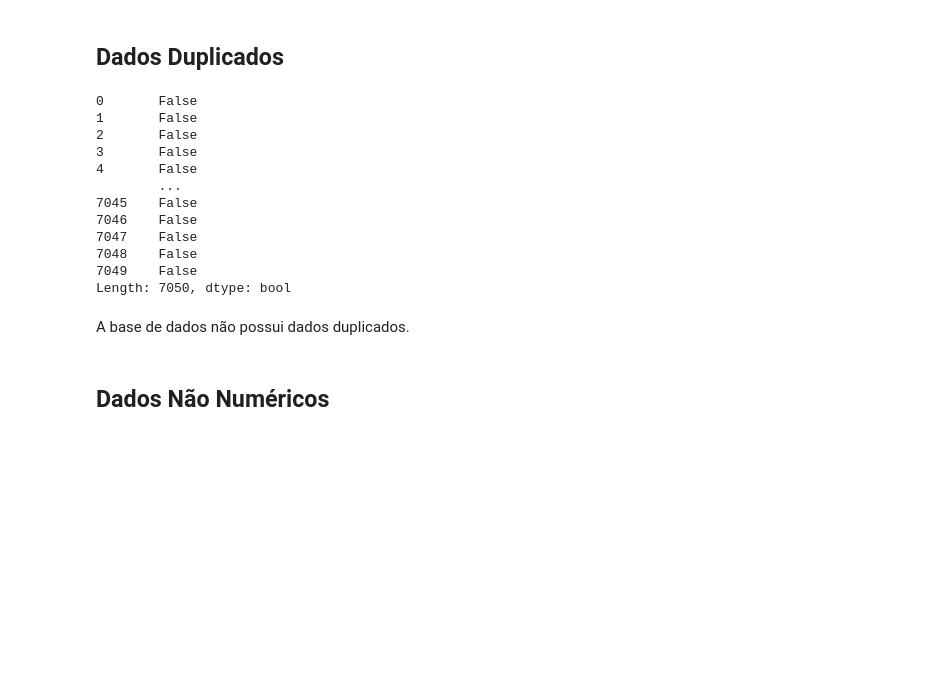
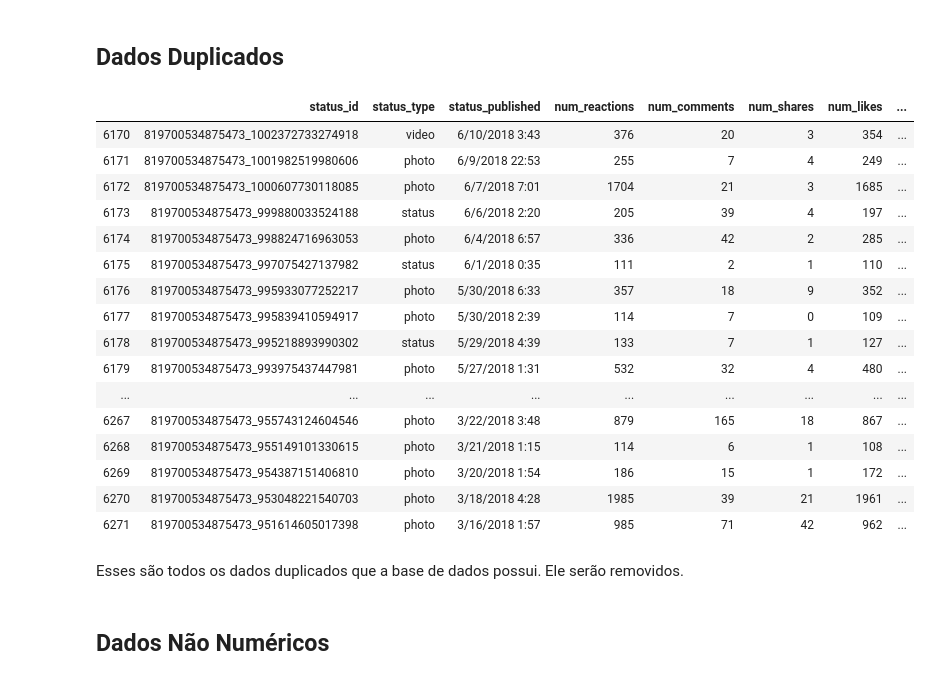
Before and after one commit to LuyzaDomingos/IA, a Jupyter notebook: Clusterizacao/questao3.ipynb, the cells around one changed output. Drawn from its saved outputs; the diff is of its cells as text; code cells hidden in the pictures; blank space fills up the shorter version.

```diff
--- a/Clusterizacao/questao3.ipynb
+++ b/Clusterizacao/questao3.ipynb
@@ -102,23 +102,30 @@ df_base.head()
 | 4 | 246675545449582_1645700502213739 | photo | 4/18/2018 3:22 | 213 | 0 | 0 | 204 | ... |
 # %% [markdown]
 ## Dados Duplicados
-# %%
-df_base.duplicated()
-# %% [output]
-0       False
-1       False
-2       False
-3       False
-4       False
-        ...
-7045    False
-7046    False
-7047    False
-7048    False
-7049    False
-Length: 7050, dtype: bool
-# %% [markdown]
-A base de dados não possui dados duplicados.
+# %%
+#df_base[df_base.duplicated(keep=False)]
+pd.set_option('display.max_rows', None)
+df_base[df_base.duplicated(keep=False)]
+# %% [output]
+|  | status_id | status_type | status_published | num_reactions | num_comments | num_shares | num_likes | ... |
+| 6170 | 819700534875473_1002372733274918 | video | 6/10/2018 3:43 | 376 | 20 | 3 | 354 | ... |
+| 6171 | 819700534875473_1001982519980606 | photo | 6/9/2018 22:53 | 255 | 7 | 4 | 249 | ... |
+| 6172 | 819700534875473_1000607730118085 | photo | 6/7/2018 7:01 | 1704 | 21 | 3 | 1685 | ... |
+| 6173 | 819700534875473_999880033524188 | status | 6/6/2018 2:20 | 205 | 39 | 4 | 197 | ... |
+| 6174 | 819700534875473_998824716963053 | photo | 6/4/2018 6:57 | 336 | 42 | 2 | 285 | ... |
+| 6175 | 819700534875473_997075427137982 | status | 6/1/2018 0:35 | 111 | 2 | 1 | 110 | ... |
+| 6176 | 819700534875473_995933077252217 | photo | 5/30/2018 6:33 | 357 | 18 | 9 | 352 | ... |
+| 6177 | 819700534875473_995839410594917 | photo | 5/30/2018 2:39 | 114 | 7 | 0 | 109 | ... |
+| 6178 | 819700534875473_995218893990302 | status | 5/29/2018 4:39 | 133 | 7 | 1 | 127 | ... |
+| 6179 | 819700534875473_993975437447981 | photo | 5/27/2018 1:31 | 532 | 32 | 4 | 480 | ... |
+| ... | ... | ... | ... | ... | ... | ... | ... | ... |
+| 6267 | 819700534875473_955743124604546 | photo | 3/22/2018 3:48 | 879 | 165 | 18 | 867 | ... |
+| 6268 | 819700534875473_955149101330615 | photo | 3/21/2018 1:15 | 114 | 6 | 1 | 108 | ... |
+| 6269 | 819700534875473_954387151406810 | photo | 3/20/2018 1:54 | 186 | 15 | 1 | 172 | ... |
+| 6270 | 819700534875473_953048221540703 | photo | 3/18/2018 4:28 | 1985 | 39 | 21 | 1961 | ... |
+| 6271 | 819700534875473_951614605017398 | photo | 3/16/2018 1:57 | 985 | 71 | 42 | 962 | ... |
+# %% [markdown]
+Esses são todos os dados duplicados que a base de dados possui. Ele serão removidos.
 # %% [markdown]
 ## Dados Não Numéricos
 # %%
```
Also changed, not shown: parts of 1 cell of this notebook, 2 other files.
